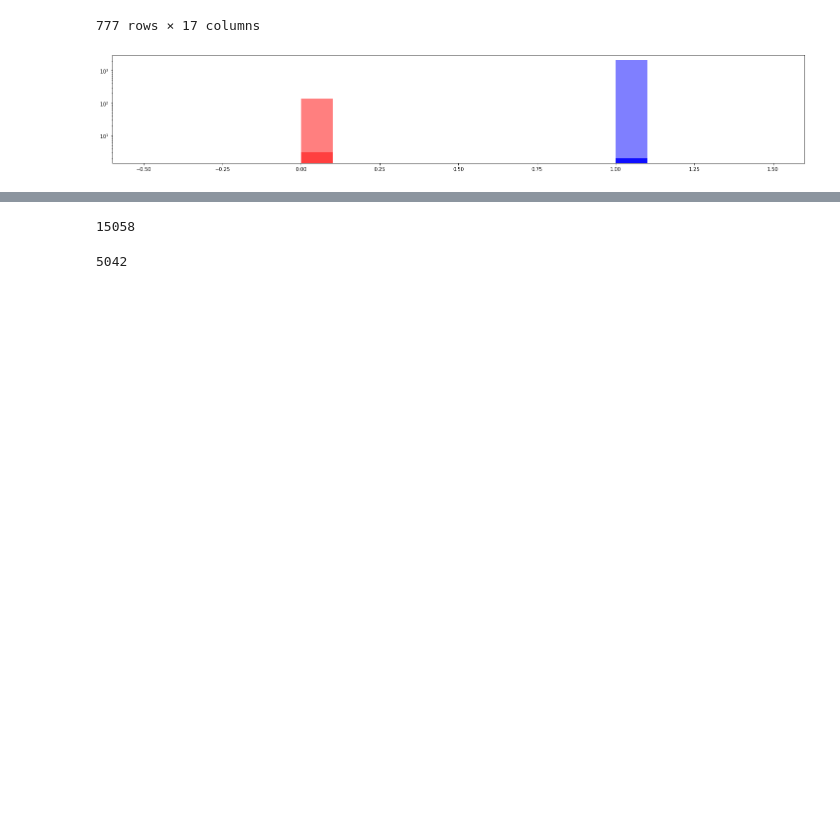
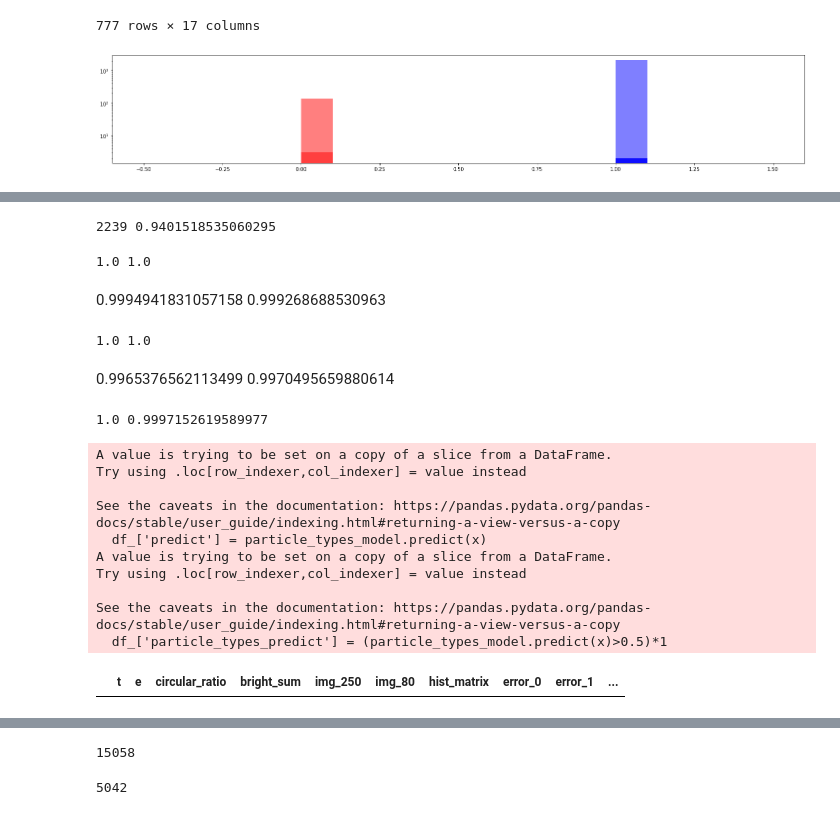
Before and after one commit to KirillRuSS/IDAO-2021-Kirill, a Jupyter notebook: new_features.ipynb, the cells around one changed output, grey strips where cells are left out. Cells and saved outputs as stored; diff of their text form; code cells hidden in the pictures; blank space fills up the shorter version.

```diff
--- a/new_features.ipynb
+++ b/new_features.ipynb
@@ -354,0 +329,62 @@ for e in [3, 10, 20, 30]:
+# %%
+df_ = df[(df.t==0)&(df.e==10) | (df.t==1)&(df.e==20)]
+#df_ = df[(df.t==0)&(df.e==3) | (df.t==1)&(df.e==6) | (df.t==0)&(df.e==10) | (df.t==1)&(df.e==20)]
+#df_ = df[(df.bright_sum>3)&(df.bright_sum<20)]
+
+x = df_[['bright_sum', 'circular_ratio', 'circular_std', 'circular_kurtosis', 'circular_sum', 'error_0', 'error_1', 'error_2', 'error_3', 'error_4']].to_numpy()
+y = df_.t.to_numpy().reshape(-1, 1)
+print(len(x), np.mean(y))
+x_train, x_test, y_train, y_test = train_test_split(x, y, test_size=0.4, random_state=41)
+# %% [output]
+2239 0.9401518535060295
+# %%
+particle_types_model = CatBoostRegressor(iterations=150,
+                          learning_rate=3e-2,
+                          l2_leaf_reg=1.0,  # any pos value
+                          depth=6,  # int up to 16
+                          min_data_in_leaf=1,  # 1,2,3,4,5
+                          rsm=1,  # 0.01 .. 1.0
+                          langevin=False,
+                          task_type="GPU",
+                          devices='0:1')
+
+particle_types_model.fit(x_train, y_train, eval_set=(x_test, y_test), verbose=0)
+print(roc_auc_score(particle_types_model.predict(x_train)>0.5, y_train), roc_auc_score(particle_types_model.predict(x_test)>0.5, y_test))
+# %% [output]
+1.0 1.0
+# %% [markdown]
+0.9994941831057158 0.999268688530963
+# %%
+particle_types_model = LinearRegression().fit(x_train, y_train)
+particle_types_model.score(x_train, y_train)
+
+
+print(roc_auc_score(particle_types_model.predict(x_train)>0.5, y_train), roc_auc_score(particle_types_model.predict(x_test)>0.5, y_test))
+# %% [output]
+1.0 1.0
+# %% [markdown]
+0.9965376562113499 0.9970495659880614
+# %%
+from sklearn import ensemble
+particle_types_model = ensemble.GradientBoostingClassifier(n_estimators=100, random_state=11)
+particle_types_model.fit(x_train, y_train)
+
+print(roc_auc_score(y_train, particle_types_model.predict(x_train)>0.5), roc_auc_score(y_test, particle_types_model.predict(x_test)>0.5))
+# %% [output]
+1.0 0.9997152619589977
+# %%
+df_['predict'] = particle_types_model.predict(x)
+df_['particle_types_predict'] = (particle_types_model.predict(x)>0.5)*1
+df_[df_.t!=df_.particle_types_predict]#.head()
+# %% [output]
+A value is trying to be set on a copy of a slice from a DataFrame.
+Try using .loc[row_indexer,col_indexer] = value instead
+
+See the caveats in the documentation: https://pandas.pydata.org/pandas-docs/stable/user_guide/indexing.html#returning-a-view-versus-a-copy
+  df_['predict'] = particle_types_model.predict(x)
+A value is trying to be set on a copy of a slice from a DataFrame.
+Try using .loc[row_indexer,col_indexer] = value instead
+
+See the caveats in the documentation: https://pandas.pydata.org/pandas-docs/stable/user_guide/indexing.html#returning-a-view-versus-a-copy
+  df_['particle_types_predict'] = (particle_types_model.predict(x)>0.5)*1
+|  | t | e | circular_ratio | bright_sum | img_250 | img_80 | hist_matrix | error_0 | error_1 | ... |
```
Also changed, not shown: parts of 14 cells of this notebook.
